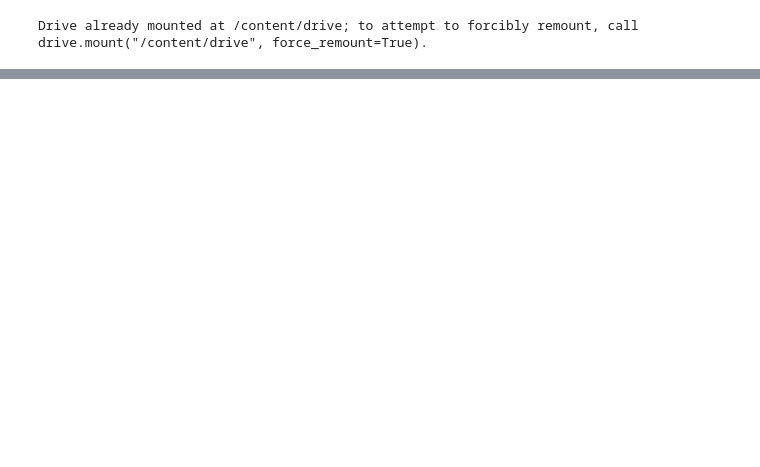
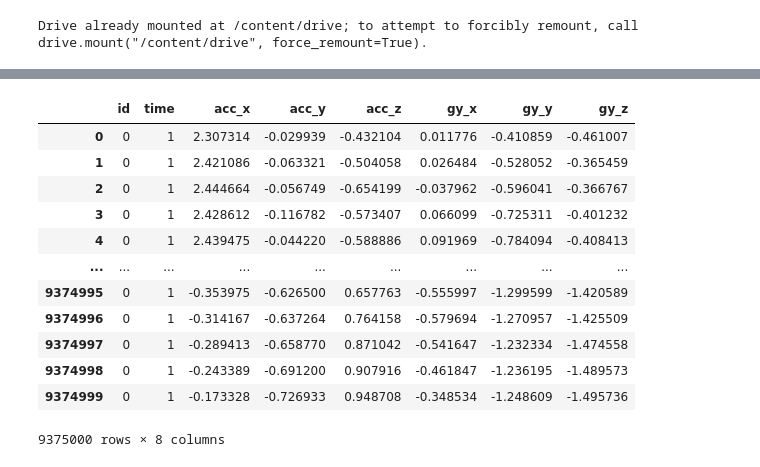
Before and after one commit to iDolphin99/dacon-pose-clf-kw, a Jupyter notebook: base_aug_acc.ipynb, the cells around one changed output, grey strips where cells are left out. Saved outputs shown, nothing was run; the diff lists cells and outputs as text; code cells hidden in the pictures; blank space fills up the shorter version.

```diff
--- a/base_aug_acc.ipynb
+++ b/base_aug_acc.ipynb
@@ -24,0 +223,20 @@ submission=pd.read_csv(path + 'sample_submission.csv')
+# %%
+X_train_acc_comb = Permutation(Jitter(X_train_acc))
+X_train_acc_perm = Permutation(X_train_acc)
+X_train_acc_timew = ts_aug(X_train_acc, TimeWarp, 0.2)
+X_train_acc_magw = ts_aug(X_train_acc, MagWarp, 0.2)
+
+X_train_gy_comb = Permutation(Jitter(X_train_gy))
+X_train_gy_perm = Permutation(X_train_gy)
+X_train_gy_timew = ts_aug(X_train_gy, TimeWarp, 0.2)
+X_train_gy_magw = ts_aug(X_train_gy, MagWarp, 0.2)
+# %%
+X_train_acc = np.append(X_train_acc, X_train_acc_comb, axis=0)
+X_train_acc = np.append(X_train_acc, X_train_acc_perm, axis=0)
+X_train_acc = np.append(X_train_acc, X_train_acc_timew, axis=0)
+X_train_acc = np.append(X_train_acc, X_train_acc_magw, axis=0)
+
+X_train_gy = np.append(X_train_gy, X_train_gy_comb, axis=0)
+X_train_gy = np.append(X_train_gy, X_train_gy_perm, axis=0)
+X_train_gy = np.append(X_train_gy, X_train_gy_timew, axis=0)
+X_train_gy = np.append(X_train_gy, X_train_gy_magw, axis=0)
@@ -24,0 +287,21 @@ submission=pd.read_csv(path + 'sample_submission.csv')
+# %%
+# acc, gy 데이터프레임 병합
+
+df_aug_result = pd.concat([df_acc, df_gy], axis = 1)
+df_aug_result.insert(0, 'id', 0)
+df_aug_result.insert(1, 'time', 1)
+df_aug_result
+# %% [output]
+|  | id | time | acc_x | acc_y | acc_z | gy_x | gy_y | gy_z |
+| 0 | 0 | 1 | 2.307314 | -0.029939 | -0.432104 | 0.011776 | -0.410859 | -0.461007 |
+| 1 | 0 | 1 | 2.421086 | -0.063321 | -0.504058 | 0.026484 | -0.528052 | -0.365459 |
+| 2 | 0 | 1 | 2.444664 | -0.056749 | -0.654199 | -0.037962 | -0.596041 | -0.366767 |
+| 3 | 0 | 1 | 2.428612 | -0.116782 | -0.573407 | 0.066099 | -0.725311 | -0.401232 |
+| 4 | 0 | 1 | 2.439475 | -0.044220 | -0.588886 | 0.091969 | -0.784094 | -0.408413 |
+| ... | ... | ... | ... | ... | ... | ... | ... | ... |
+| 9374995 | 0 | 1 | -0.353975 | -0.626500 | 0.657763 | -0.555997 | -1.299599 | -1.420589 |
+| 9374996 | 0 | 1 | -0.314167 | -0.637264 | 0.764158 | -0.579694 | -1.270957 | -1.425509 |
+| 9374997 | 0 | 1 | -0.289413 | -0.658770 | 0.871042 | -0.541647 | -1.232334 | -1.474558 |
+| 9374998 | 0 | 1 | -0.243389 | -0.691200 | 0.907916 | -0.461847 | -1.236195 | -1.489573 |
+| 9374999 | 0 | 1 | -0.173328 | -0.726933 | 0.948708 | -0.348534 | -1.248609 | -1.495736 |
+9375000 rows × 8 columns
```
Also changed, not shown: parts of 61 cells of this notebook.
